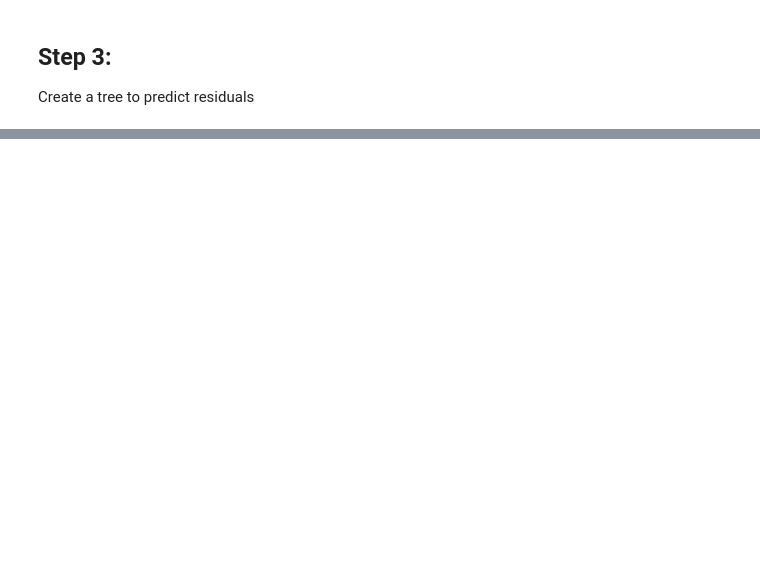
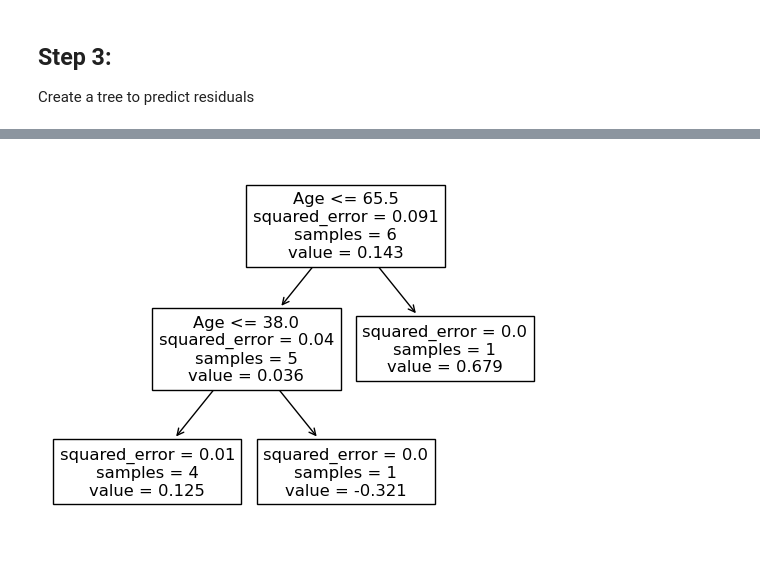
Before and after one commit to krajit/decisionTrees, a Jupyter notebook: gradientBoost_classification.ipynb, the cells around one changed output, grey strips where cells are left out. Cells and saved outputs as stored; diff of their text form; code cells hidden in the pictures; blank space fills up the shorter version.

```diff
--- a/gradientBoost_classification.ipynb
+++ b/gradientBoost_classification.ipynb
@@ -119,0 +139,6 @@ t
+# %%
+gp = df.groupby('leaf_1')
+leaf_pred = gp.apply(lambda dummy: dummy["res1"].sum()/(dummy["pred1_prob"]*(1-dummy["pred1_prob"])).sum())
+# %%
+df['pred2_logodd'] = [leaf_pred[l] for l in df['leaf_1']]
+df
@@ -119,0 +153,3 @@ t
+# %%
+df['pred2_prob'] = np.exp(df['pred2_logodd'])/(1+np.exp(df['pred2_logodd']))
+df
@@ -119,0 +164,3 @@ t
+# %%
+df['res2'] = df['Loves Troll'] - df['pred2_prob']
+df
@@ -119,0 +175,11 @@ t
+# %%
+x = np.array(df[['Likes Popcorn', 'Age', 'Fav Color_B', 'Fav Color_G', 'Fav Color_R']])
+y = np.array(df['res2'])
+
+t2 = DecisionTreeRegressor(max_leaf_nodes=3)
+t2.fit(x,y)
+tree.plot_tree(t2, feature_names=['Likes Popcorn','Age', 'Fav Color_B', 'Fav Color_G', 'Fav Color_R'])
+
+trs.append(t2)
+# %% [output]
+[figure, added]
```
Also changed, not shown: parts of 22 cells of this notebook.
